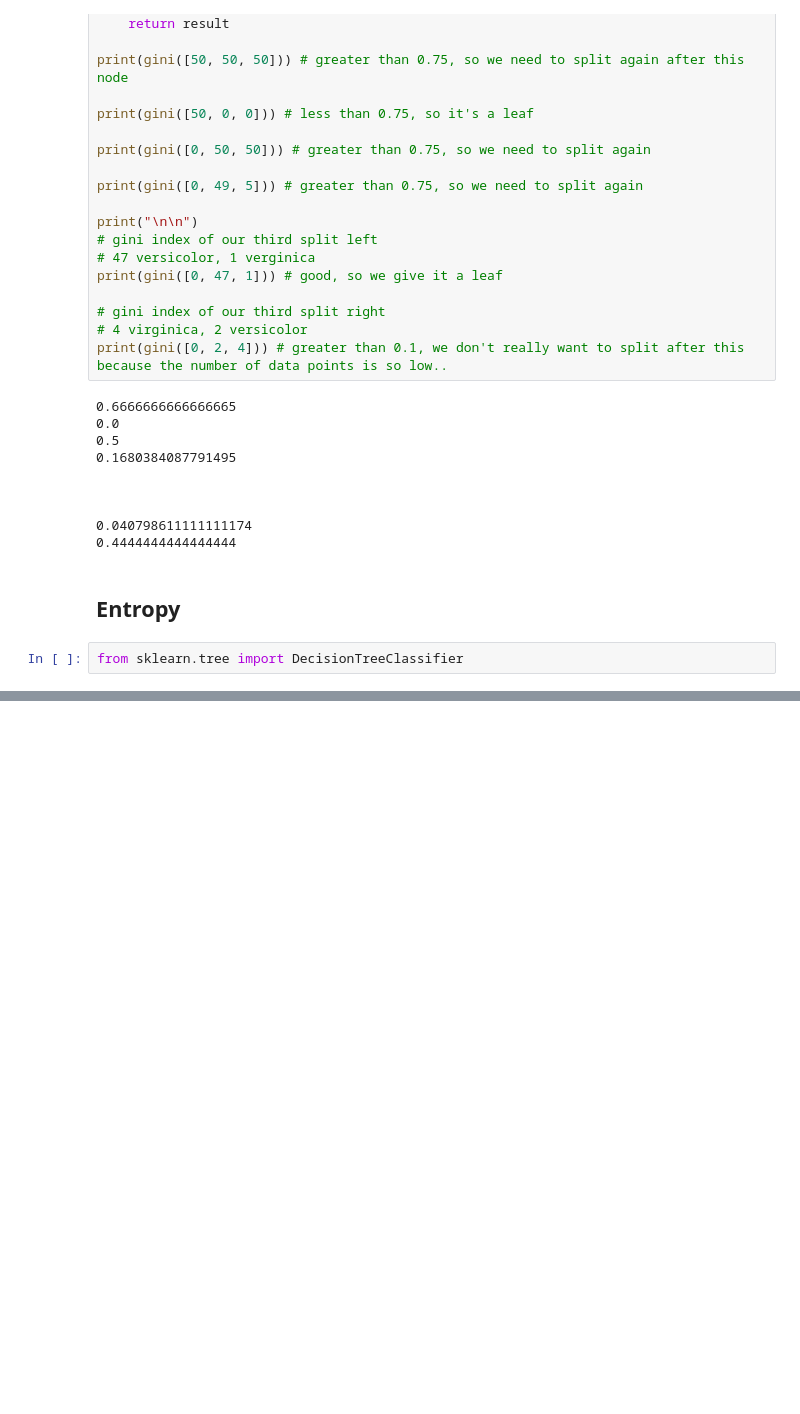
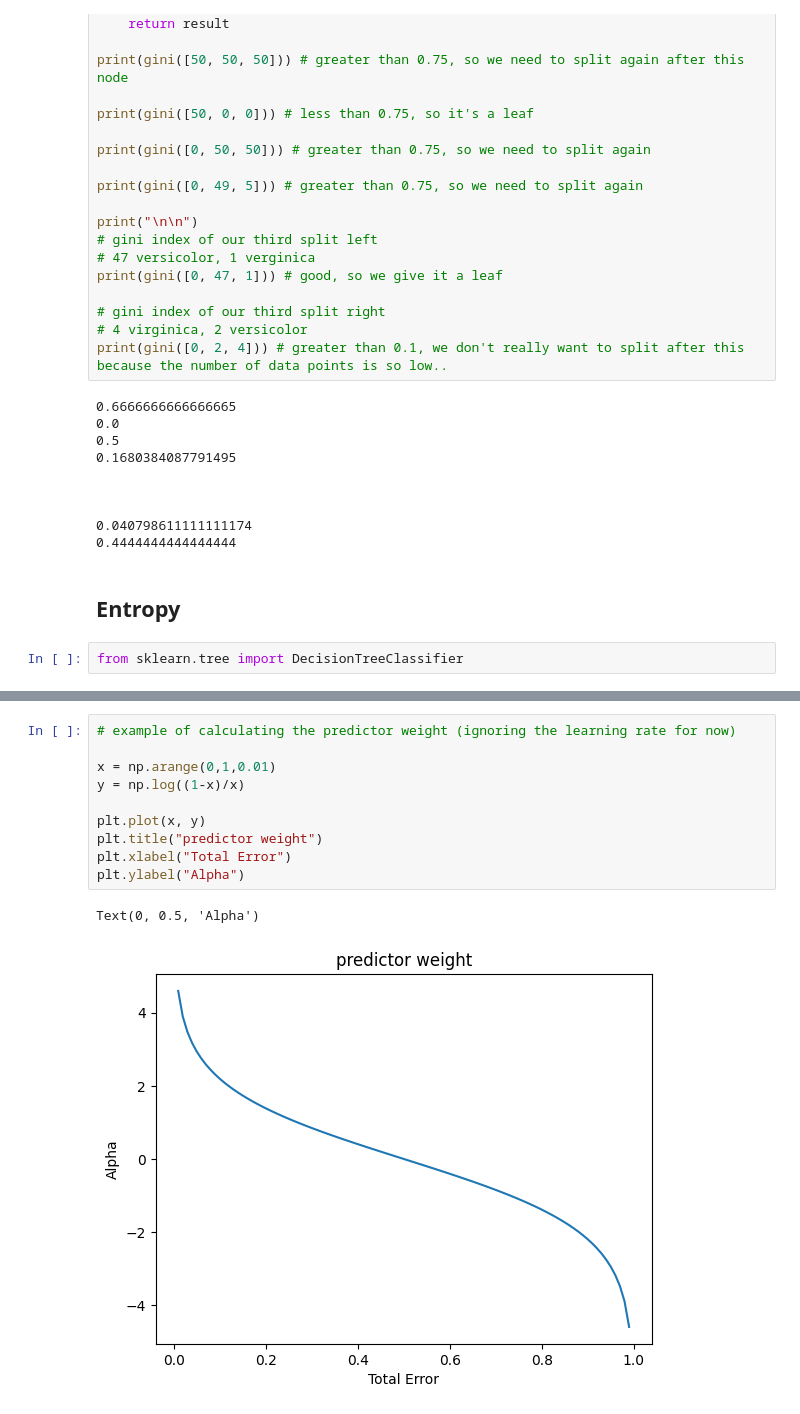
Before and after one commit to dustyshaw/machine-learning, a Jupyter notebook: notes/day13_decision_trees.ipynb, the cells around one changed output, grey strips where cells are left out. Cells and saved outputs as stored; diff of their text form; blank space fills up the shorter version.

```diff
--- a/notes/day13_decision_trees.ipynb
+++ b/notes/day13_decision_trees.ipynb
@@ -149,0 +254,13 @@ from sklearn.tree import DecisionTreeClassifier
+# %%
+# example of calculating the predictor weight (ignoring the learning rate for now)
+
+x = np.arange(0,1,0.01)
+y = np.log((1-x)/x)
+
+plt.plot(x, y)
+plt.title("predictor weight")
+plt.xlabel("Total Error")
+plt.ylabel("Alpha")
+# %% [output]
+Text(0, 0.5, 'Alpha')
+[figure, added]
```
Also changed, not shown: parts of 11 cells of this notebook.
